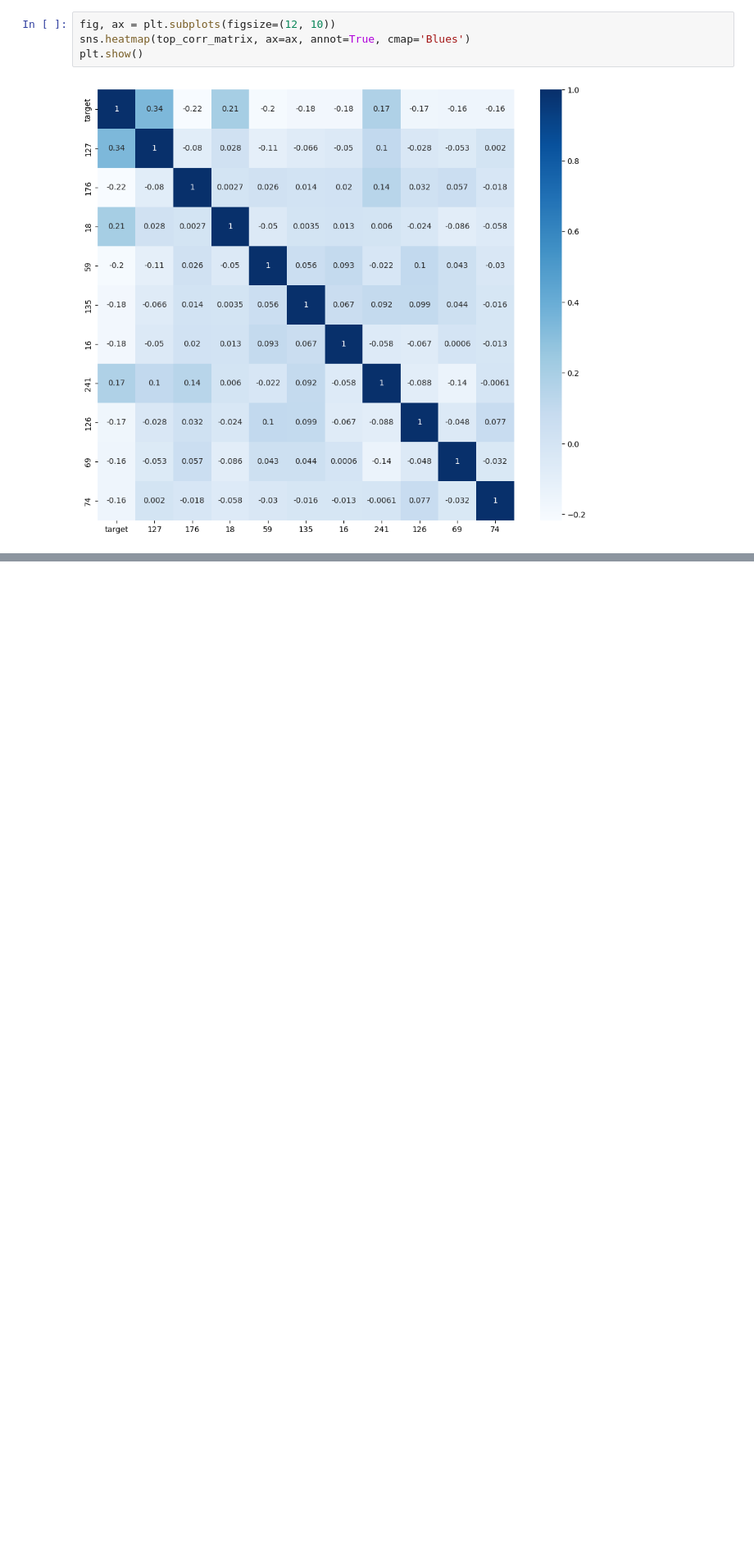
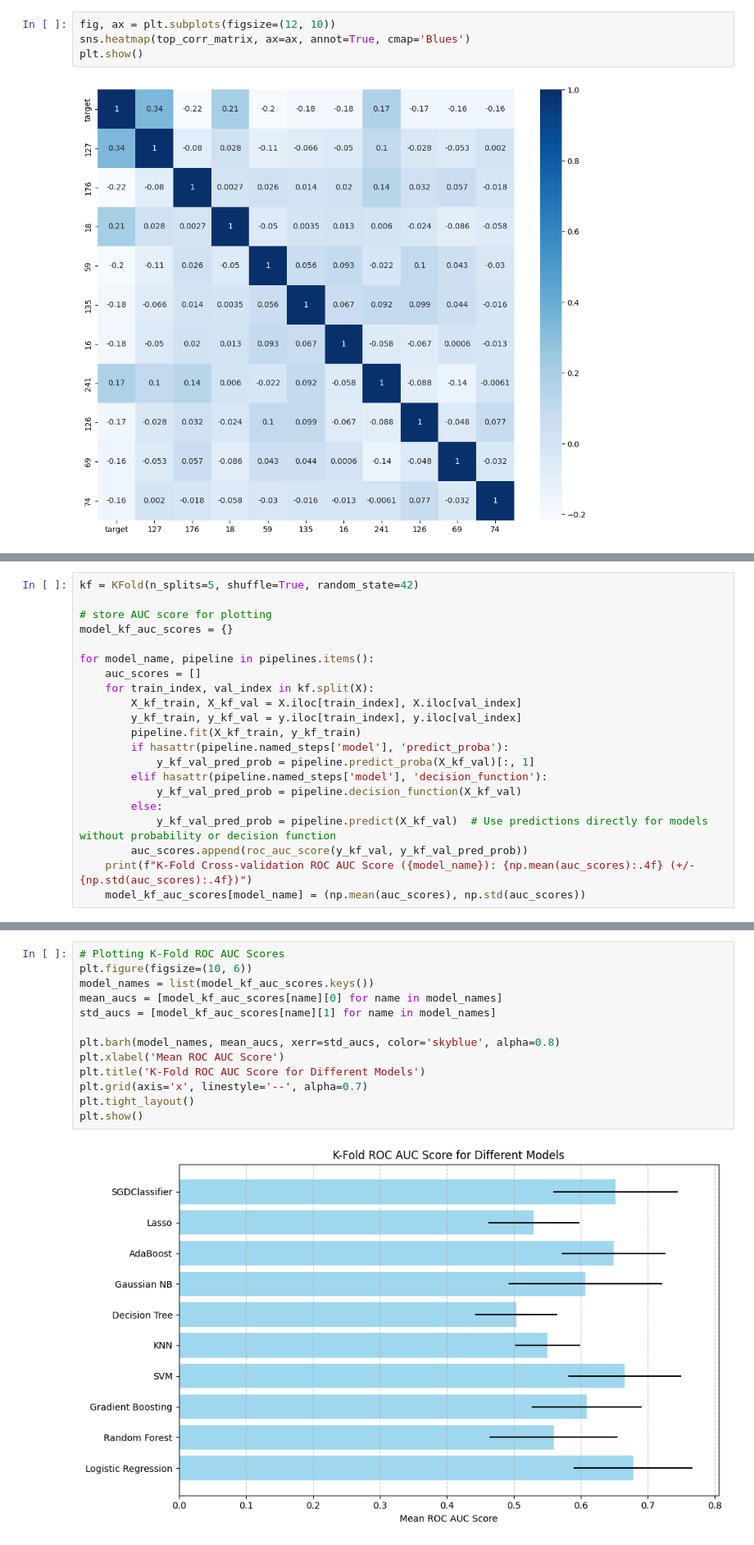
Before and after one commit to zoezhousy/COMP4432_Kaggle_Dont_Overfit_II, a Jupyter notebook: comp4432-dont-overfit-ii.ipynb, the cells around one changed output, grey strips where cells are left out. Shown at 82% size. Cells and saved outputs as stored; diff of their text form; blank space fills up the shorter version.

```diff
--- a/comp4432-dont-overfit-ii.ipynb
+++ b/comp4432-dont-overfit-ii.ipynb
@@ -227,0 +414,21 @@ plt.show()
+# %%
+kf = KFold(n_splits=5, shuffle=True, random_state=42)
+
+# store AUC score for plotting
+model_kf_auc_scores = {}
+
+for model_name, pipeline in pipelines.items():
+    auc_scores = []
+    for train_index, val_index in kf.split(X):
+        X_kf_train, X_kf_val = X.iloc[train_index], X.iloc[val_index]
+        y_kf_train, y_kf_val = y.iloc[train_index], y.iloc[val_index]
+        pipeline.fit(X_kf_train, y_kf_train)
+        if hasattr(pipeline.named_steps['model'], 'predict_proba'):
+            y_kf_val_pred_prob = pipeline.predict_proba(X_kf_val)[:, 1]
+        elif hasattr(pipeline.named_steps['model'], 'decision_function'):
+            y_kf_val_pred_prob = pipeline.decision_function(X_kf_val)
+        else:
+            y_kf_val_pred_prob = pipeline.predict(X_kf_val)  # Use predictions directly for models without probability or decision function
+        auc_scores.append(roc_auc_score(y_kf_val, y_kf_val_pred_prob))
+    print(f"K-Fold Cross-validation ROC AUC Score ({model_name}): {np.mean(auc_scores):.4f} (+/- {np.std(auc_scores):.4f})")
+    model_kf_auc_scores[model_name] = (np.mean(auc_scores), np.std(auc_scores))
@@ -227,0 +446,15 @@ plt.show()
+# %%
+# Plotting K-Fold ROC AUC Scores
+plt.figure(figsize=(10, 6))
+model_names = list(model_kf_auc_scores.keys())
+mean_aucs = [model_kf_auc_scores[name][0] for name in model_names]
+std_aucs = [model_kf_auc_scores[name][1] for name in model_names]
+
+plt.barh(model_names, mean_aucs, xerr=std_aucs, color='skyblue', alpha=0.8)
+plt.xlabel('Mean ROC AUC Score')
+plt.title('K-Fold ROC AUC Score for Different Models')
+plt.grid(axis='x', linestyle='--', alpha=0.7)
+plt.tight_layout()
+plt.show()
+# %% [output]
+[figure, added]
```
Also changed, not shown: parts of 31 cells of this notebook.
